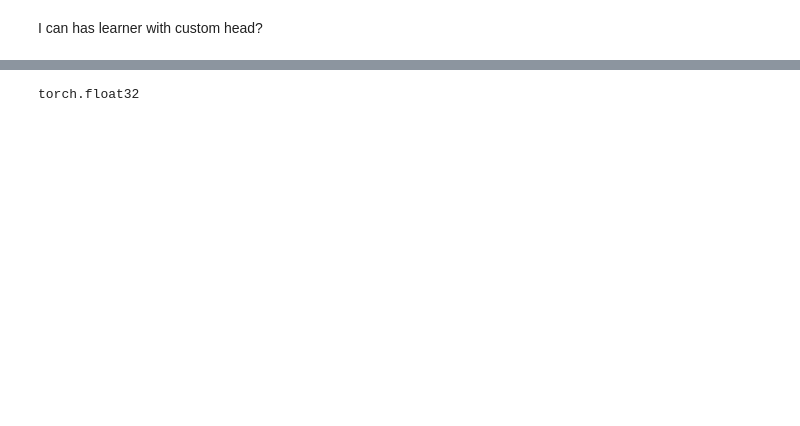
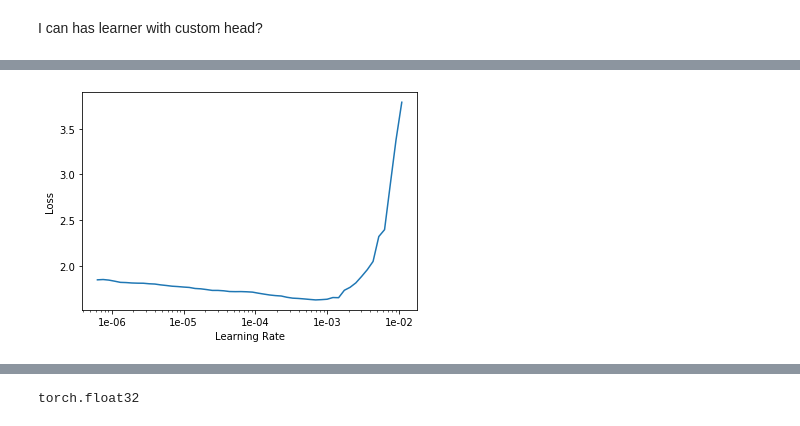
Before and after one commit to unccv/deep_learning_for_computer_vision, a Jupyter notebook: dev/BBC Experiment [Part 2 - Object Detection].ipynb, the cells around one changed output, grey strips where cells are left out. Cells and saved outputs as stored; diff of their text form; code cells hidden in the pictures; blank space fills up the shorter version.

```diff
--- a/dev/BBC Experiment [Part 2 - Object Detection].ipynb
+++ b/dev/BBC Experiment [Part 2 - Object Detection].ipynb
@@ -114,6 +120,6 @@ class MyLoss(nn.Module):
     def forward(self, output, bbox_tgts, class_tgts):
         return nn.L1Loss()(output.unsqueeze_(dim=1), bbox_tgts)
 # %%
-custom_head = nn.Sequential(Flatten(), nn.Linear(8192, 4))
+custom_head = nn.Sequential(Flatten(), nn.Linear(32768, 4))
 # %%
 learn=cnn_learner(data, models.resnet34, custom_head=custom_head, loss_func=MyLoss())
@@ -119,0 +133,4 @@ learn=cnn_learner(data, models.resnet34, custom_head=custom_head, loss_func=MyLo
+# %%
+learn.recorder.plot()
+# %% [output]
+[figure, added]
```
Also changed, not shown: parts of 39 cells of this notebook, 1 other file.
